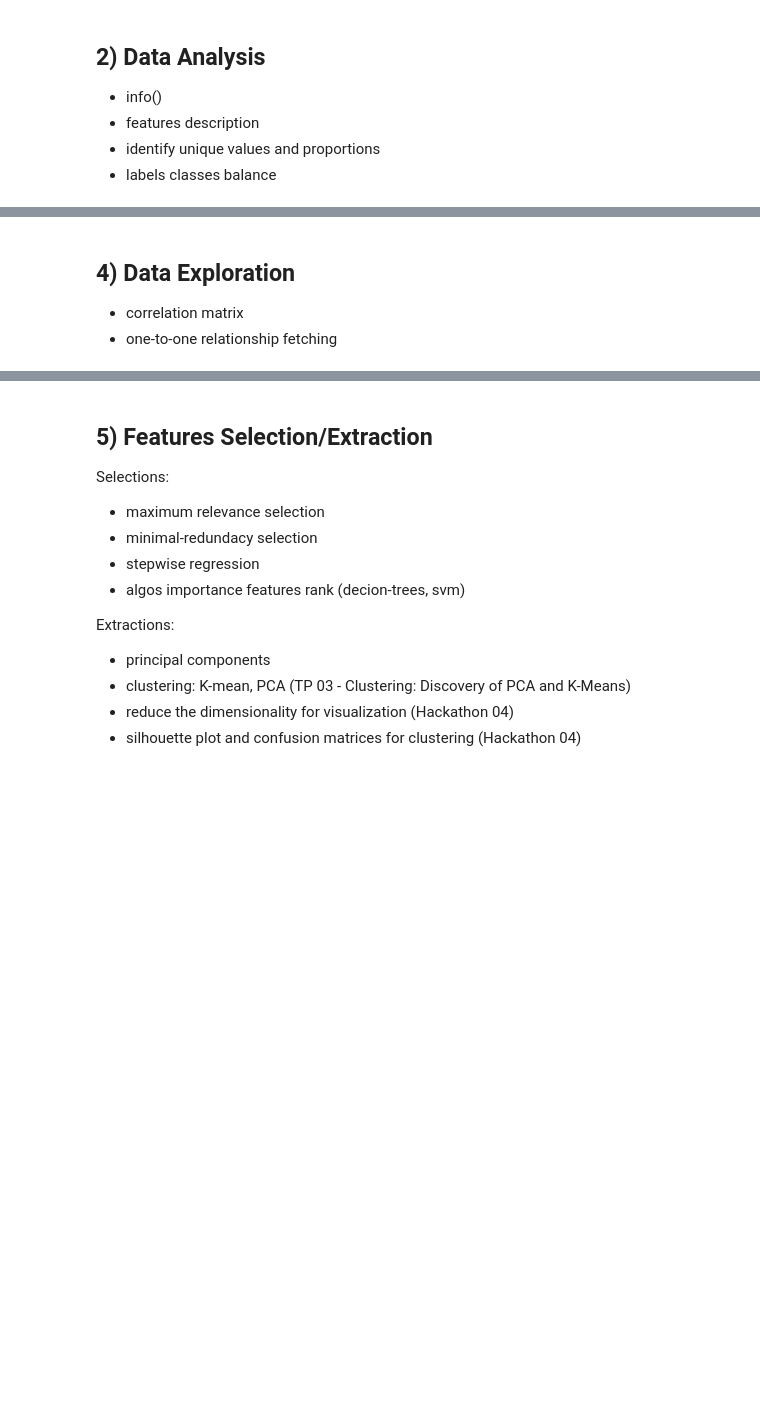
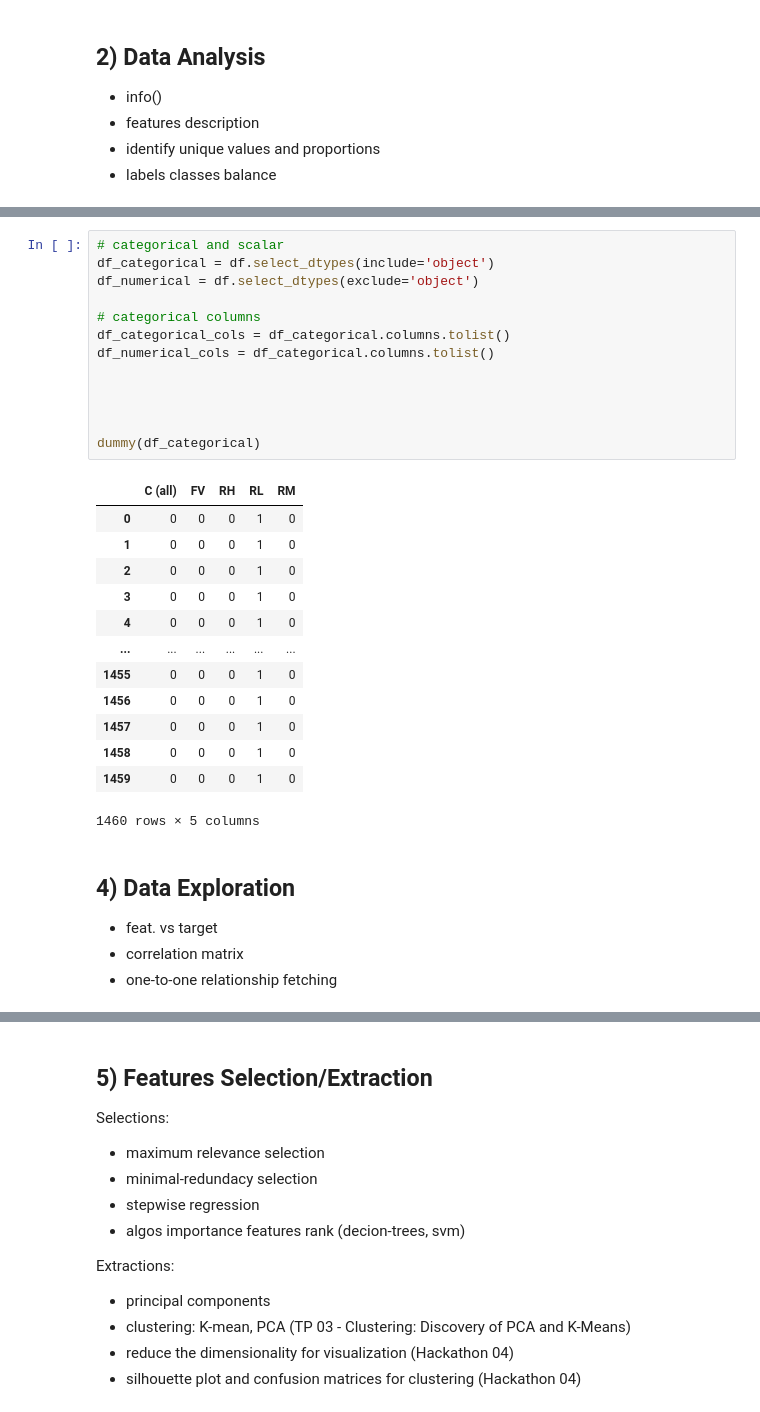
Before and after one commit to Breno-st/ds-utils, a Jupyter notebook: scripts_from_MSC.ipynb, the cells around one changed output, grey strips where cells are left out. Cells and saved outputs as stored; diff of their text form; blank space fills up the shorter version.

```diff
--- a/scripts_from_MSC.ipynb
+++ b/scripts_from_MSC.ipynb
@@ -25,4 +204,32 @@ Scalar
+# %%
+# categorical and scalar
+df_categorical = df.select_dtypes(include='object')
+df_numerical = df.select_dtypes(exclude='object')
+
+# categorical columns
+df_categorical_cols = df_categorical.columns.tolist()
+df_numerical_cols = df_categorical.columns.tolist()
+
+
+
+
+dummy(df_categorical)
+# %% [output]
+|  | C (all) | FV | RH | RL | RM |
+| 0 | 0 | 0 | 0 | 1 | 0 |
+| 1 | 0 | 0 | 0 | 1 | 0 |
+| 2 | 0 | 0 | 0 | 1 | 0 |
+| 3 | 0 | 0 | 0 | 1 | 0 |
+| 4 | 0 | 0 | 0 | 1 | 0 |
+| ... | ... | ... | ... | ... | ... |
+| 1455 | 0 | 0 | 0 | 1 | 0 |
+| 1456 | 0 | 0 | 0 | 1 | 0 |
+| 1457 | 0 | 0 | 0 | 1 | 0 |
+| 1458 | 0 | 0 | 0 | 1 | 0 |
+| 1459 | 0 | 0 | 0 | 1 | 0 |
+1460 rows × 5 columns
 # %% [markdown]
 ## 4) Data Exploration
+- feat. vs target
 - correlation matrix
 - one-to-one relationship fetching
```
Also changed, not shown: parts of 16 cells of this notebook, 21 other files.
